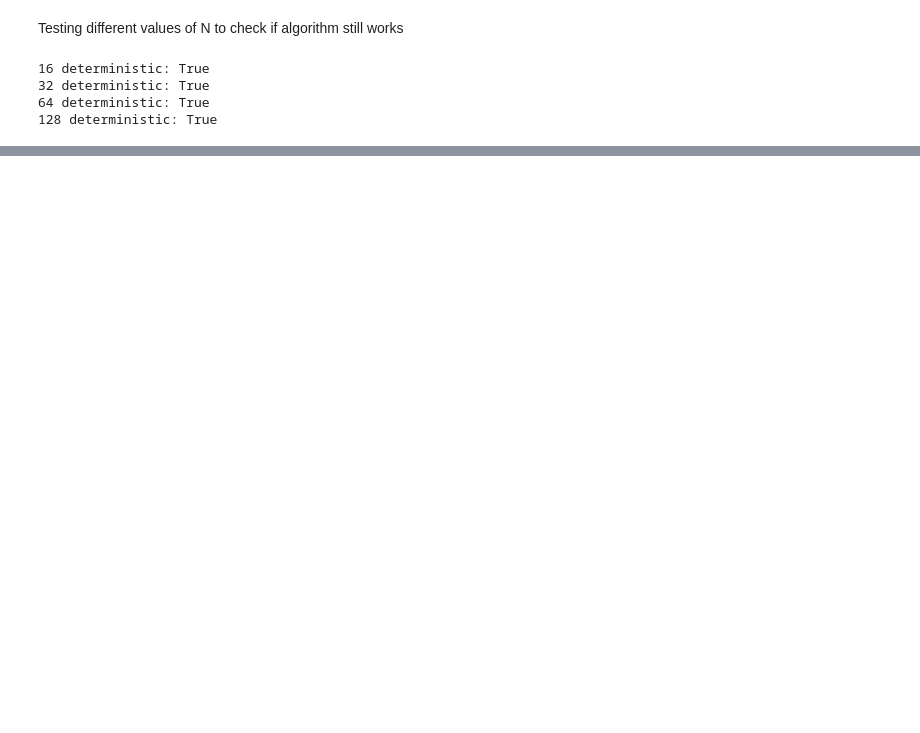
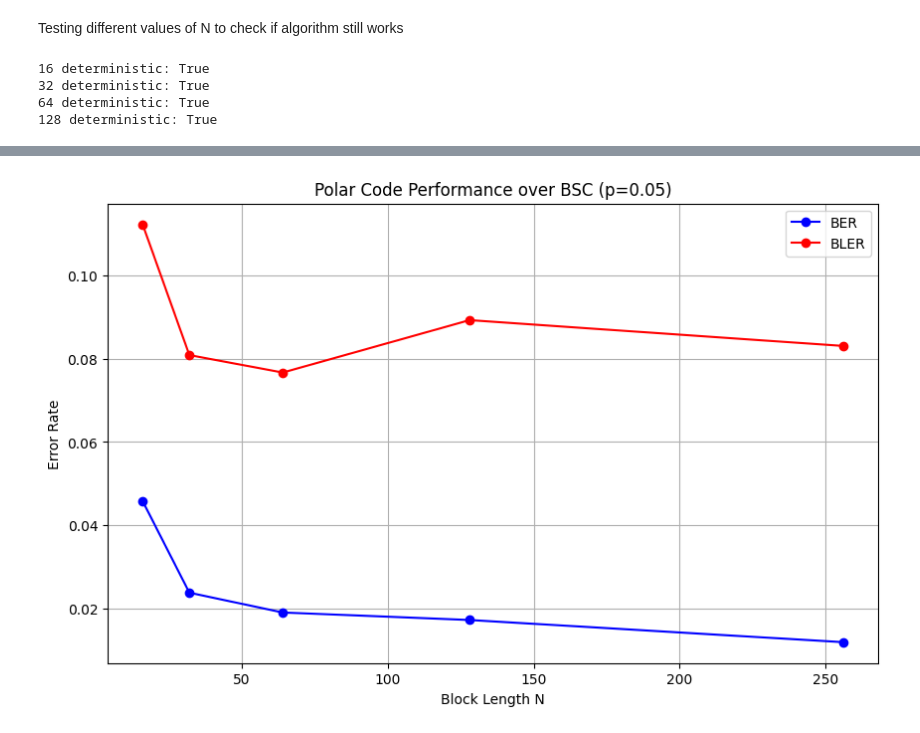
Before and after one commit to goIsaiah/PolarCoding, a Jupyter notebook: PolarCoding.ipynb, the cells around one changed output, grey strips where cells are left out. Cells and saved outputs as stored; diff of their text form; code cells hidden in the pictures; blank space fills up the shorter version.

Commit message:
Finished all monte-carlo simulations

```diff
--- a/PolarCoding.ipynb
+++ b/PolarCoding.ipynb
@@ -243,0 +294,11 @@ for N in (16, 32, 64, 128):
+# %%
+N_test_results = []
+for N in (16, 32, 64, 128, 256):
+    ber, bler = monte_carlo(N=N, K=N//2, p_channel=0.05, trials=10000, use_exact_f=True)
+    N_test_results.append({
+        'N': N,
+        'BER': ber,
+        'BLER': bler
+    })
+N_test_df = pd.DataFrame(N_test_results)
+display(N_test_df)
@@ -243,0 +312,12 @@ for N in (16, 32, 64, 128):
+# %%
+plt.figure(figsize=(10, 6))
+plt.plot(N_test_df['N'], N_test_df['BER'], marker='o', color='blue', label='BER')
+plt.plot(N_test_df['N'], N_test_df['BLER'], marker='o', color='red', label='BLER')
+plt.xlabel('Block Length N')
+plt.ylabel('Error Rate')
+plt.title('Polar Code Performance over BSC (p=0.05)')
+plt.grid(True)
+plt.legend()
+plt.show()
+# %% [output]
+[figure, added]
```
Also changed, not shown: parts of 12 cells of this notebook, 1 other file.
